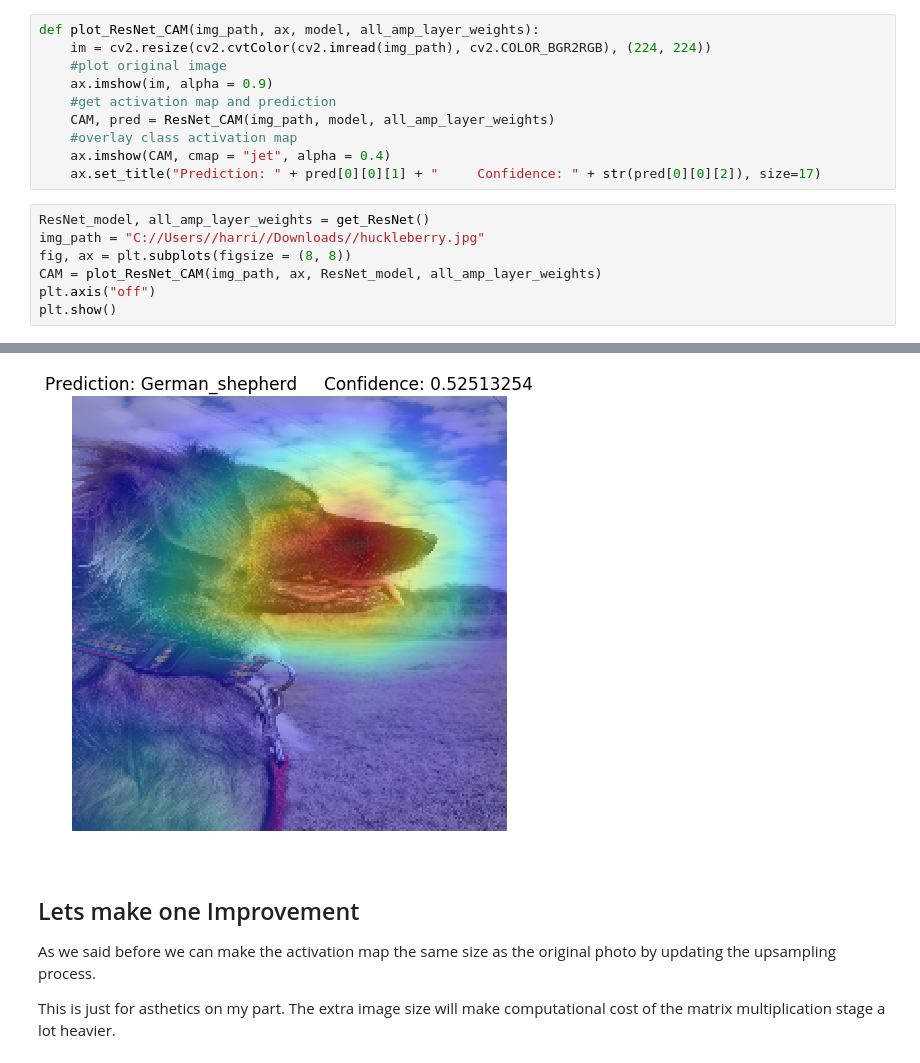
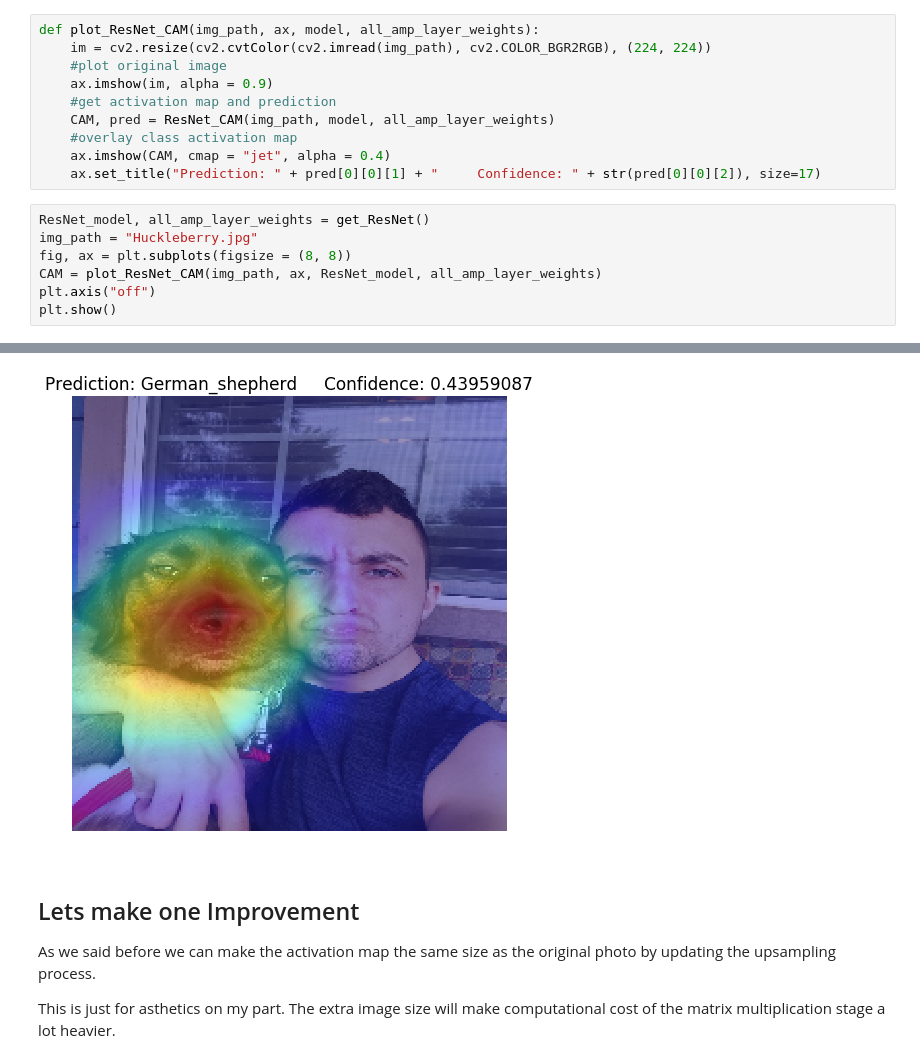
Before and after one commit to harrisonjansma/ML-Notes, a Jupyter notebook: Computer Vision/Global Average Pooling (Object Localization).ipynb, the cells around one changed output, grey strips where cells are left out. Saved outputs shown, nothing was run; the diff lists cells and outputs as text.

```diff
--- a/Computer Vision/Global Average Pooling (Object Localization).ipynb
+++ b/Computer Vision/Global Average Pooling (Object Localization).ipynb
@@ -133,7 +133,7 @@ def plot_ResNet_CAM(img_path, ax, model, all_amp_layer_weights):
     ax.set_title("Prediction: " + pred[0][0][1] + "     Confidence: " + str(pred[0][0][2]), size=17)
 # %%
 ResNet_model, all_amp_layer_weights = get_ResNet()
-img_path = "C://Users//harri//Downloads//huckleberry.jpg"
+img_path = "Huckleberry.jpg"
 fig, ax = plt.subplots(figsize = (8, 8))
 CAM = plot_ResNet_CAM(img_path, ax, ResNet_model, all_amp_layer_weights)
 plt.axis("off")
@@ -142,4 +144,4 @@ plt.show()
-[figure, old version]
+[figure, new version]
 # %% [markdown]
 ## Lets make one Improvement
 
```
Also changed, not shown: parts of 4 cells of this notebook, 7 other files.
